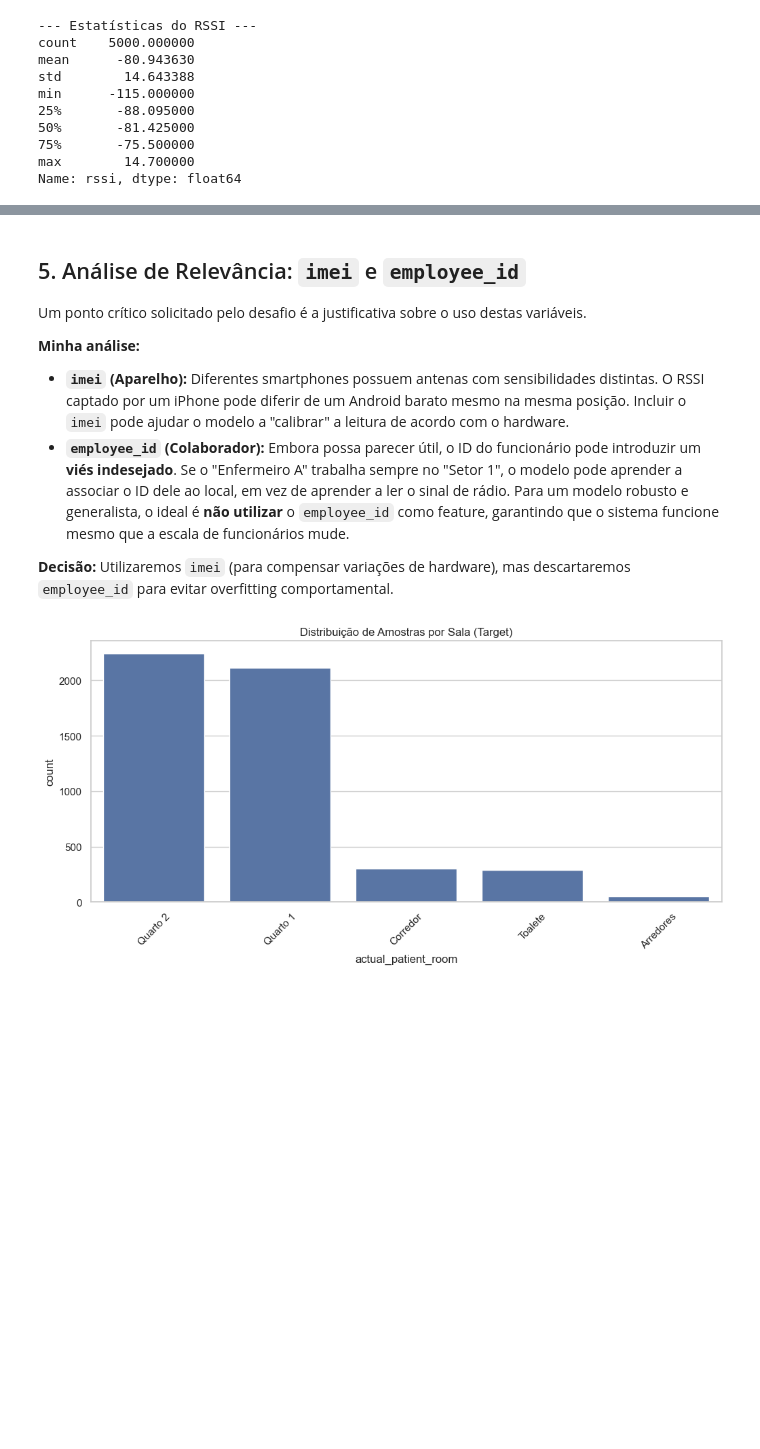
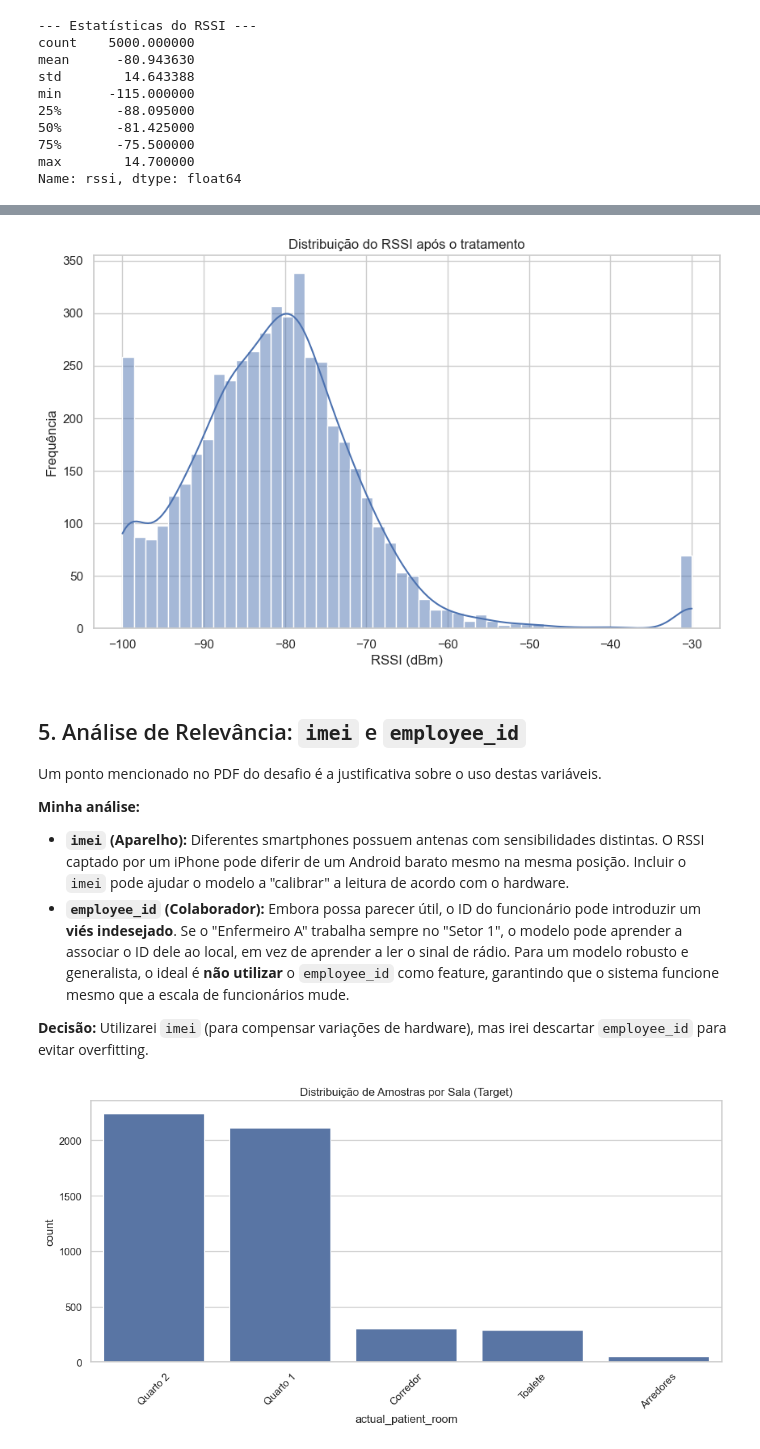
Before and after one commit to XxRuanOliveiraxX/Desafio-ML---Ruan, a Jupyter notebook: notebooks/01_eda.ipynb, the cells around one changed output, grey strips where cells are left out. Drawn from its saved outputs; the diff is of its cells as text; code cells hidden in the pictures; blank space fills up the shorter version.

```diff
--- a/notebooks/01_eda.ipynb
+++ b/notebooks/01_eda.ipynb
@@ -156,13 +179,22 @@ Shape após processamento inicial: (5000, 11)
+# %%
+plt.figure(figsize=(10, 6))
+sns.histplot(df_processed['rssi_clean'], kde=True, bins=50)
+plt.title('Distribuição do RSSI após o tratamento')
+plt.xlabel('RSSI (dBm)')
+plt.ylabel('Frequência')
+plt.show()
+# %% [output]
+[figure, added]
 # %% [markdown]
 ## 5. Análise de Relevância: `imei` e `employee_id`
 
-Um ponto crítico solicitado pelo desafio é a justificativa sobre o uso destas variáveis.
+Um ponto mencionado no PDF do desafio é a justificativa sobre o uso destas variáveis.
 
 **Minha análise:**
 * **`imei` (Aparelho):** Diferentes smartphones possuem antenas com sensibilidades distintas. O RSSI captado por um iPhone pode diferir de um Android barato mesmo na mesma posição. Incluir o `imei` pode ajudar o modelo a "calibrar" a leitura de acordo com o hardware.
 * **`employee_id` (Colaborador):** Embora possa parecer útil, o ID do funcionário pode introduzir um **viés indesejado**. Se o "Enfermeiro A" trabalha sempre no "Setor 1", o modelo pode aprender a associar o ID dele ao local, em vez de aprender a ler o sinal de rádio. Para um modelo robusto e generalista, o ideal é **não utilizar** o `employee_id` como feature, garantindo que o sistema funcione mesmo que a escala de funcionários mude.
 
-**Decisão:** Utilizaremos `imei` (para compensar variações de hardware), mas descartaremos `employee_id` para evitar overfitting comportamental.
+**Decisão:** Utilizarei `imei` (para compensar variações de hardware), mas irei descartar `employee_id` para evitar overfitting.
 # %%
 # Verificando a distribuição das classes (Target)
 plt.figure(figsize=(12, 5))
```
Also changed, not shown: parts of 15 cells of this notebook.
